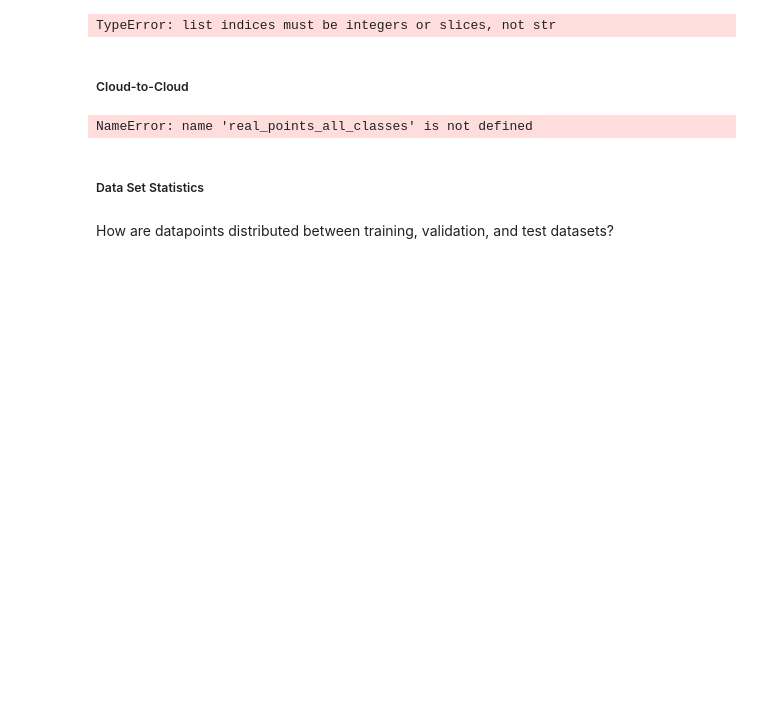
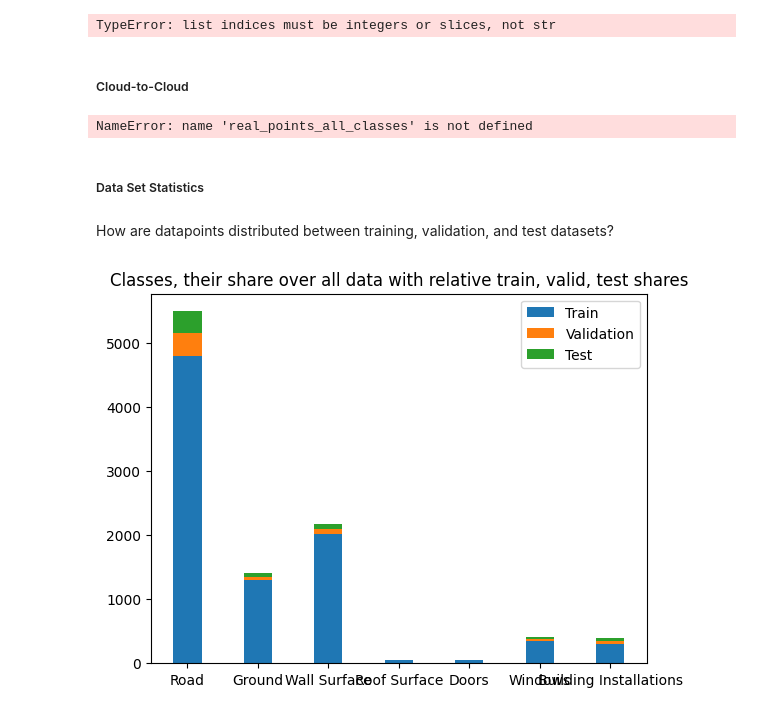
Before and after one commit to Madlab2/CloudMetrics, a Jupyter notebook: notebooks/metric.ipynb, the cells around one changed output. Saved outputs shown, nothing was run; the diff lists cells and outputs as text; code cells hidden in the pictures; blank space fills up the shorter version.

Commit message:
Added sophisticated plot

```diff
--- a/notebooks/metric.ipynb
+++ b/notebooks/metric.ipynb
@@ -50,4 +50,6 @@ path_train_2 = '/home/Meins/Uni/TUM/SS23/Data Lab/Labelling/Label-Datasets/train
 path_valid = '/home/Meins/Uni/TUM/SS23/Data Lab/Labelling/Label-Datasets/valid/validation_classified_merge_cut.las'
 #path_test = '/home/Meins/Uni/TUM/SS23/Data Lab/Labelling/Label-Datasets/test/'
 # %%
-output = statistic.compute_data_distribution(path_train_1, path_train_1, path_valid, path_valid)
+output, dict = statistic.compute_data_distribution(path_train_1, path_train_1, path_valid, path_valid)
+# %% [output]
+[figure, added]
```
Also changed, not shown: parts of 2 cells of this notebook, 1 other file.
